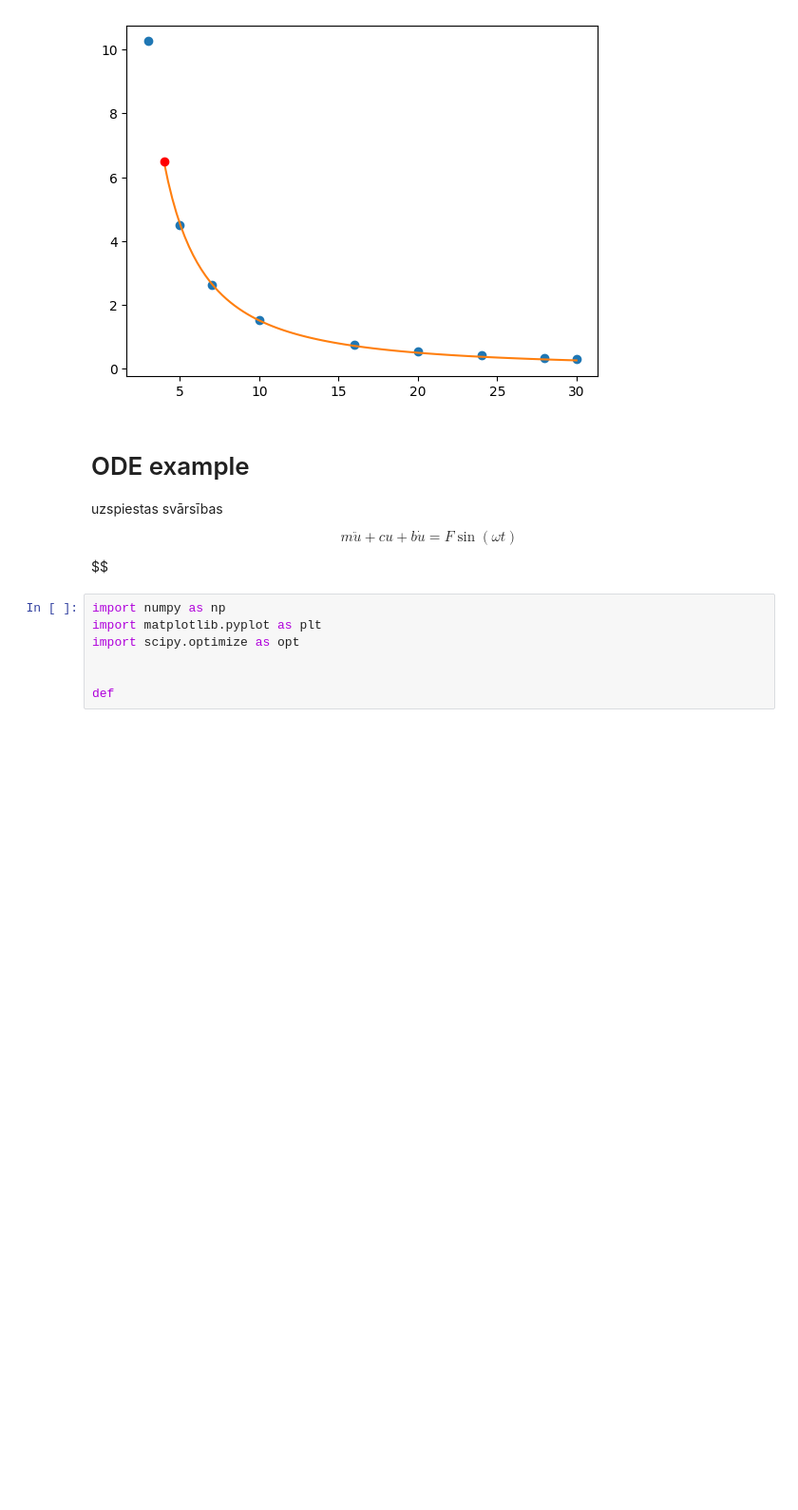
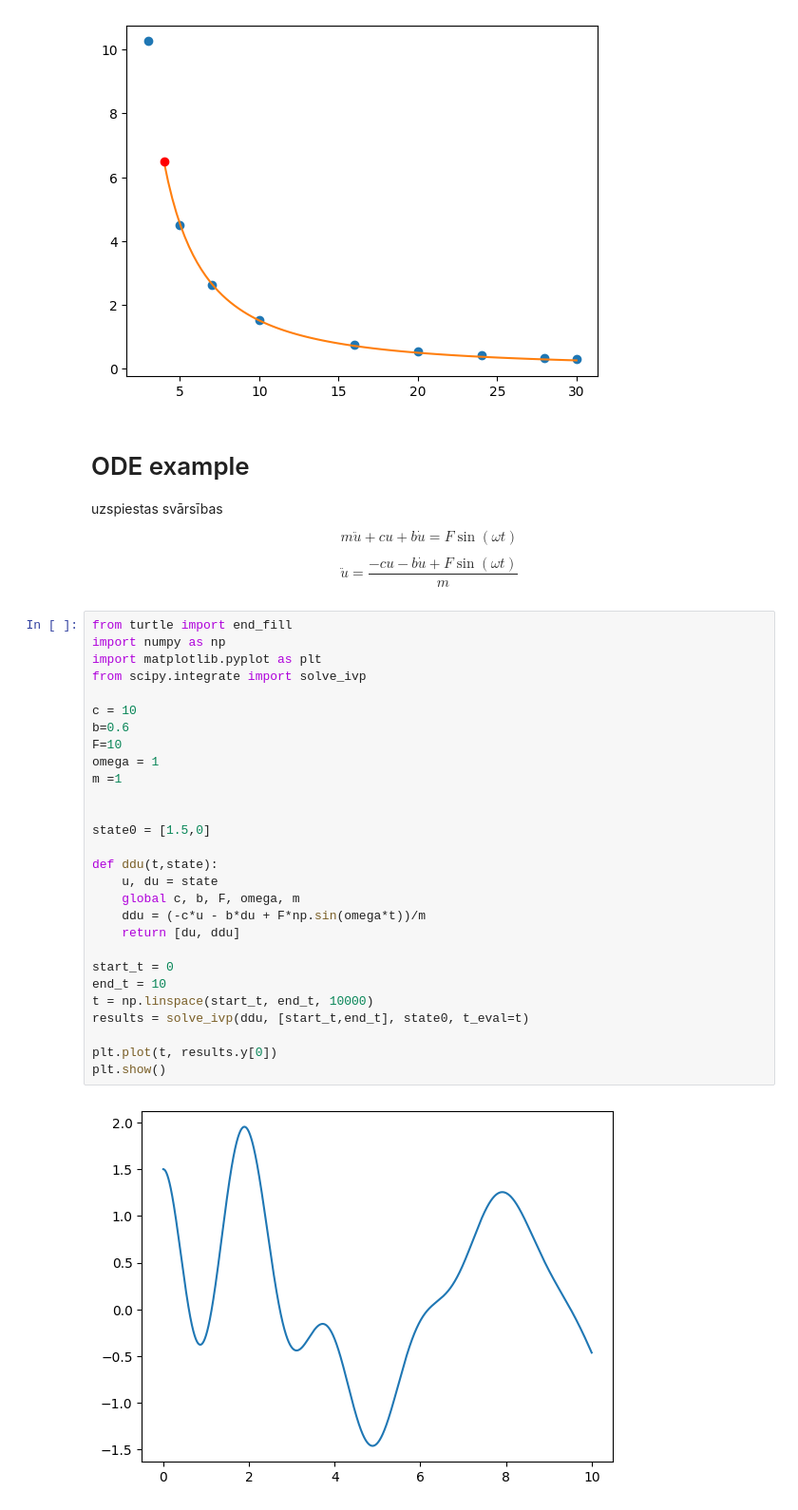
Before and after one commit to DaniielZ/datormaciba, a Jupyter notebook: 09092024_pirma.ipynb, the cells around one changed output. Shown at 95% size. Cells and saved outputs as stored; diff of their text form; blank space fills up the shorter version.

```diff
--- a/09092024_pirma.ipynb
+++ b/09092024_pirma.ipynb
@@ -357,11 +357,35 @@ uzspiestas svārsības
 
 $$m\ddot{u} + cu + b\dot{u} = F \sin(\omega t)$$
 
-$$
+
+$$\ddot{u} = \frac{-cu - b\dot{u} + F \sin(\omega t)}{m}$$
-# %%
-import numpy as np
-import matplotlib.pyplot as plt
-import scipy.optimize as opt
-
-
-def
+# %%
+from turtle import end_fill
+import numpy as np
+import matplotlib.pyplot as plt
+from scipy.integrate import solve_ivp
+
+c = 10
+b=0.6
+F=10
+omega = 1
+m =1
+
+
+state0 = [1.5,0]
+
+def ddu(t,state):
+    u, du = state
+    global c, b, F, omega, m
+    ddu = (-c*u - b*du + F*np.sin(omega*t))/m
+    return [du, ddu]
+
+start_t = 0
+end_t = 10
+t = np.linspace(start_t, end_t, 10000)
+results = solve_ivp(ddu, [start_t,end_t], state0, t_eval=t)
+
+plt.plot(t, results.y[0])
+plt.show()
+# %% [output]
+[figure, added]
```
Also changed, not shown: 2 other files.
